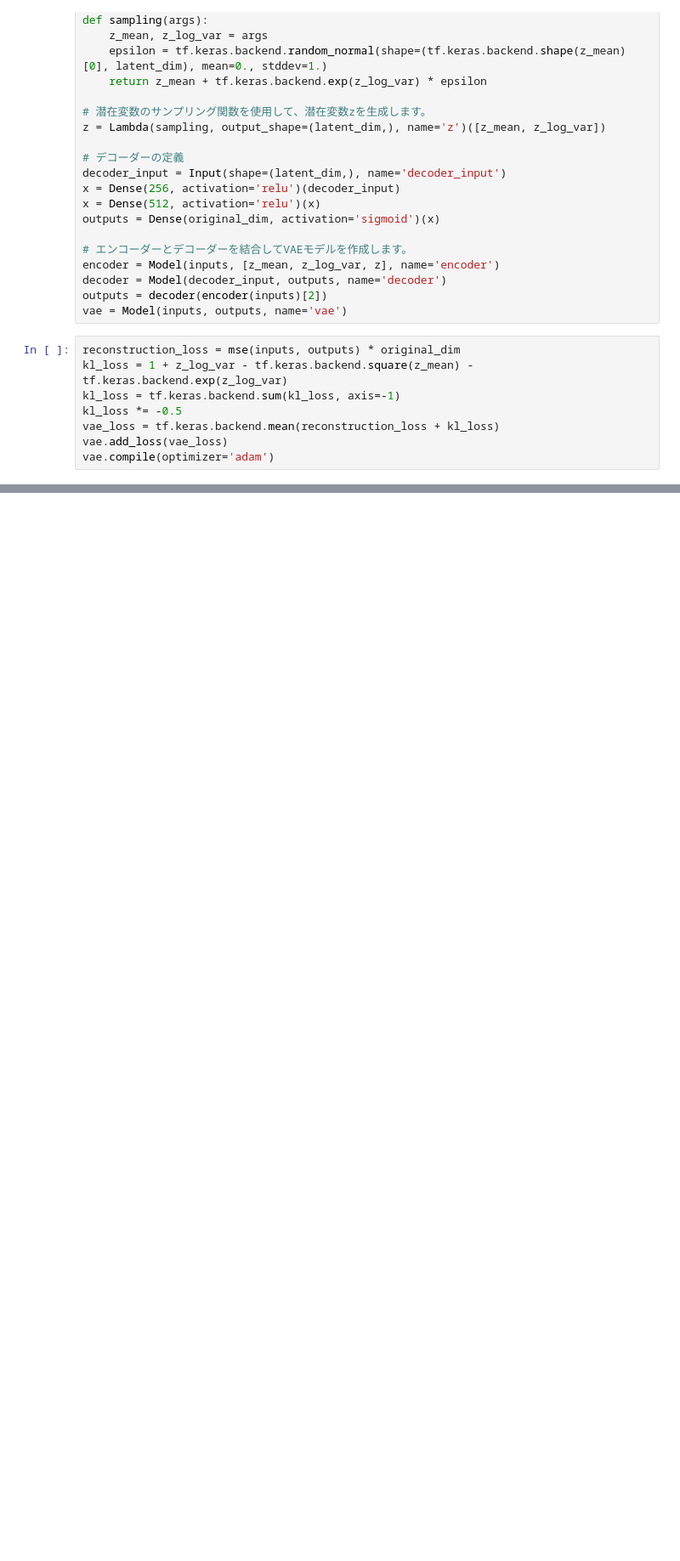
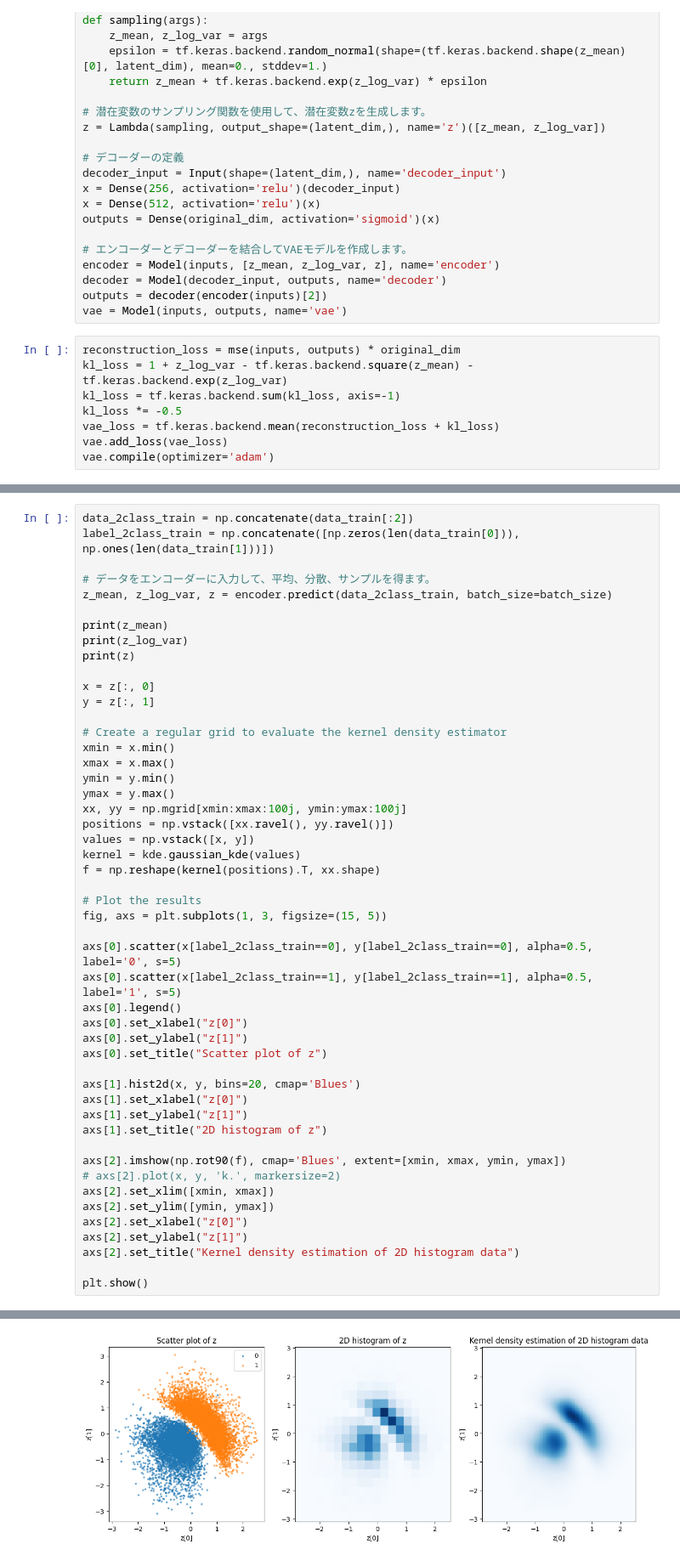
Before and after one commit to mdwl23/vae_study, a Jupyter notebook: note02.ipynb, the cells around one changed output, grey strips where cells are left out. Shown at 85% size. Drawn from its saved outputs; the diff is of its cells as text; blank space fills up the shorter version.

```diff
--- a/note02.ipynb
+++ b/note02.ipynb
@@ -334,0 +406,50 @@ plt.show()
+# %%
+data_2class_train = np.concatenate(data_train[:2])
+label_2class_train = np.concatenate([np.zeros(len(data_train[0])), np.ones(len(data_train[1]))])
+
+# データをエンコーダーに入力して、平均、分散、サンプルを得ます。
+z_mean, z_log_var, z = encoder.predict(data_2class_train, batch_size=batch_size)
+
+print(z_mean)
+print(z_log_var)
+print(z)
+
+x = z[:, 0]
+y = z[:, 1]
+
+# Create a regular grid to evaluate the kernel density estimator
+xmin = x.min()
+xmax = x.max()
+ymin = y.min()
+ymax = y.max()
+xx, yy = np.mgrid[xmin:xmax:100j, ymin:ymax:100j]
+positions = np.vstack([xx.ravel(), yy.ravel()])
+values = np.vstack([x, y])
+kernel = kde.gaussian_kde(values)
+f = np.reshape(kernel(positions).T, xx.shape)
+
+# Plot the results
+fig, axs = plt.subplots(1, 3, figsize=(15, 5))
+
+axs[0].scatter(x[label_2class_train==0], y[label_2class_train==0], alpha=0.5, label='0', s=5)
+axs[0].scatter(x[label_2class_train==1], y[label_2class_train==1], alpha=0.5, label='1', s=5)
+axs[0].legend()
+axs[0].set_xlabel("z[0]")
+axs[0].set_ylabel("z[1]")
+axs[0].set_title("Scatter plot of z")
+
+axs[1].hist2d(x, y, bins=20, cmap='Blues')
+axs[1].set_xlabel("z[0]")
+axs[1].set_ylabel("z[1]")
+axs[1].set_title("2D histogram of z")
+
+axs[2].imshow(np.rot90(f), cmap='Blues', extent=[xmin, xmax, ymin, ymax])
+# axs[2].plot(x, y, 'k.', markersize=2)
+axs[2].set_xlim([xmin, xmax])
+axs[2].set_ylim([ymin, ymax])
+axs[2].set_xlabel("z[0]")
+axs[2].set_ylabel("z[1]")
+axs[2].set_title("Kernel density estimation of 2D histogram data")
+
+plt.show()
+# %% [output]
@@ -334,0 +473 @@ plt.show()
+[figure, added]
```
Also changed, not shown: parts of 11 cells of this notebook.
